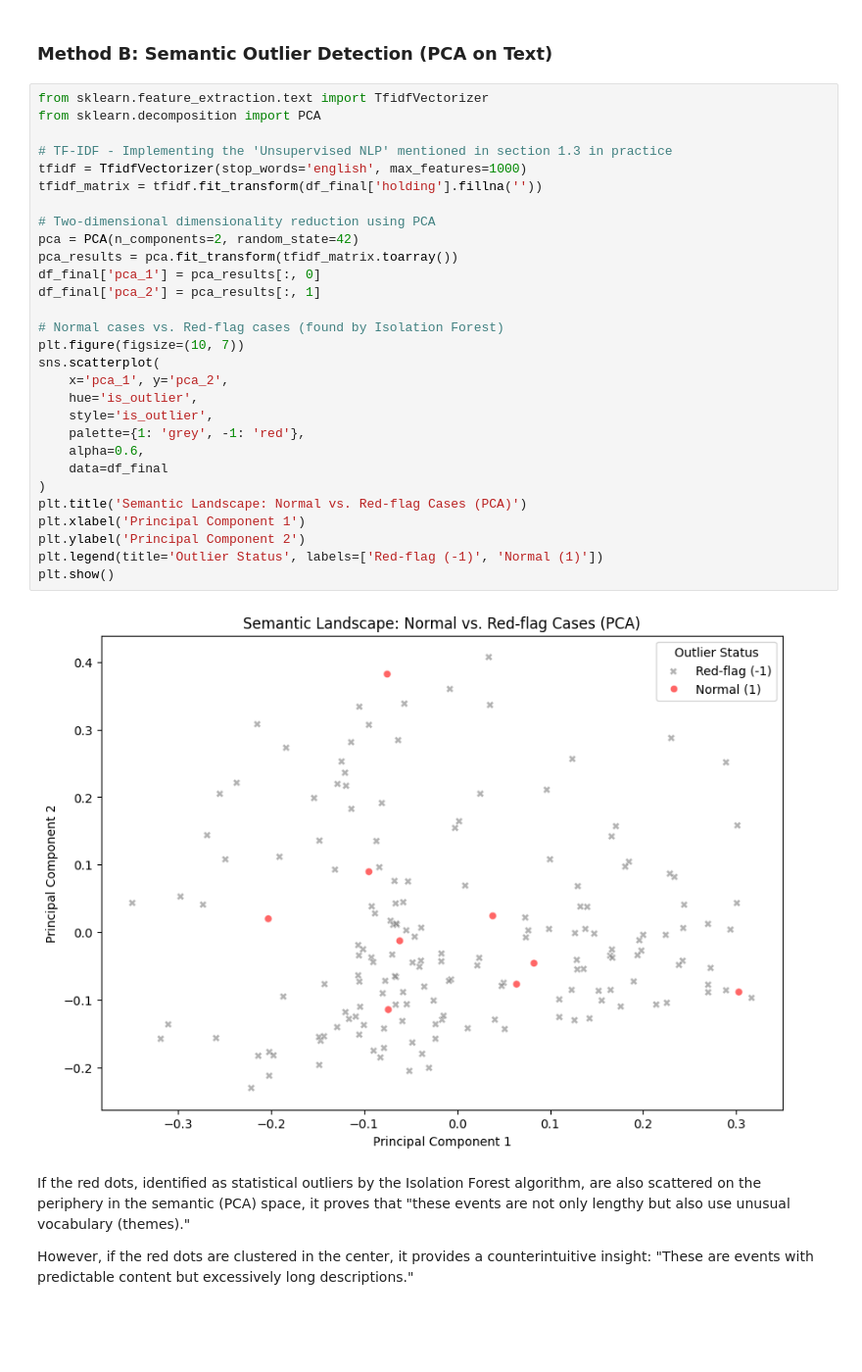
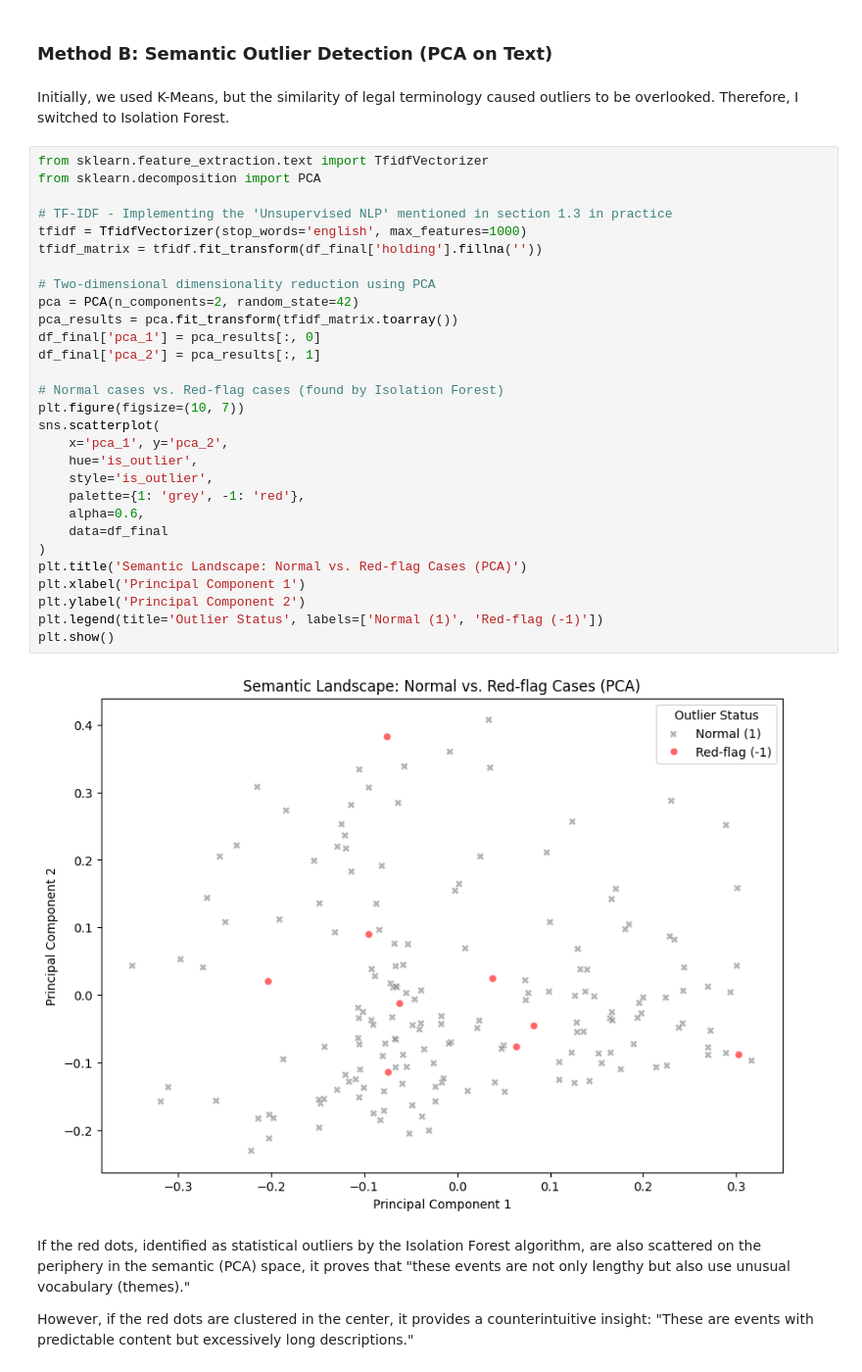
Before and after one commit to mqanaq/BA820-B1-Team13, a Jupyter notebook: Suji/Suji_Kim_Milestone2_Q4_Redflag&Conditions.ipynb, the cells around one changed output. Shown at 98% size. Saved outputs shown, nothing was run; the diff lists cells and outputs as text; blank space fills up the shorter version.

```diff
--- a/Suji/Suji_Kim_Milestone2_Q4_Redflag&Conditions.ipynb
+++ b/Suji/Suji_Kim_Milestone2_Q4_Redflag&Conditions.ipynb
@@ -161,37 +161,39 @@ Finding 9 out of 177 (approximately 5%) is considered a very reasonable proporti
 These are not simply cases with long texts, but rather cases that are unusual due to a combination of length, complexity, and year.
 # %% [markdown]
 ### Method B: Semantic Outlier Detection (PCA on Text)
+# %% [markdown]
+Initially, we used K-Means, but the similarity of legal terminology caused outliers to be overlooked. Therefore, I switched to Isolation Forest.
 # %%
 from sklearn.feature_extraction.text import TfidfVectorizer
 from sklearn.decomposition import PCA
 
 # TF-IDF - Implementing the 'Unsupervised NLP' mentioned in section 1.3 in practice
 tfidf = TfidfVectorizer(stop_words='english', max_features=1000)
 tfidf_matrix = tfidf.fit_transform(df_final['holding'].fillna(''))
 
 # Two-dimensional dimensionality reduction using PCA
 pca = PCA(n_components=2, random_state=42)
 pca_results = pca.fit_transform(tfidf_matrix.toarray())
 df_final['pca_1'] = pca_results[:, 0]
 df_final['pca_2'] = pca_results[:, 1]
 
 # Normal cases vs. Red-flag cases (found by Isolation Forest)
 plt.figure(figsize=(10, 7))
 sns.scatterplot(
     x='pca_1', y='pca_2',
     hue='is_outlier',
     style='is_outlier',
     palette={1: 'grey', -1: 'red'},
     alpha=0.6,
     data=df_final
 )
 plt.title('Semantic Landscape: Normal vs. Red-flag Cases (PCA)')
 plt.xlabel('Principal Component 1')
 plt.ylabel('Principal Component 2')
-plt.legend(title='Outlier Status', labels=['Red-flag (-1)', 'Normal (1)'])
+plt.legend(title='Outlier Status', labels=['Normal (1)', 'Red-flag (-1)'])
 plt.show()
 # %% [output]
-[figure, old version]
+[figure, new version]
 # %% [markdown]
 If the red dots, identified as statistical outliers by the Isolation Forest algorithm, are also scattered on the periphery in the semantic (PCA) space, it proves that "these events are not only lengthy but also use unusual vocabulary (themes)."
 
```
Also changed, not shown: parts of 6 cells of this notebook.
